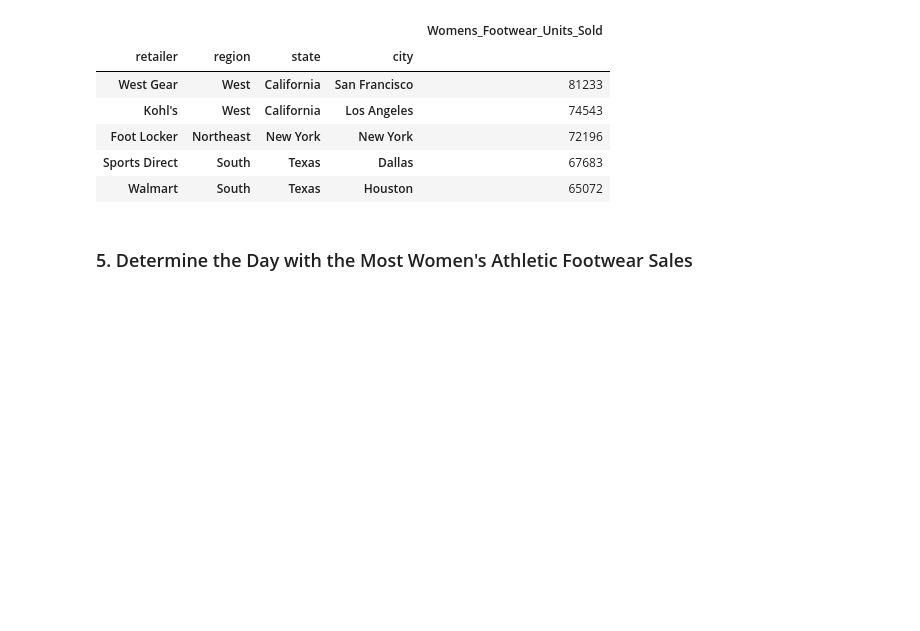
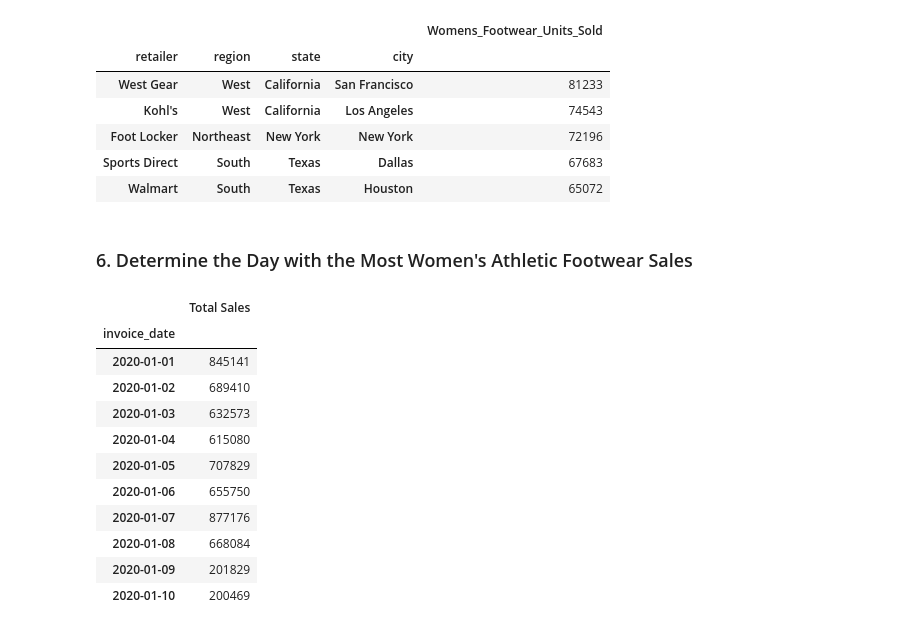
Before and after one commit to LardexTheLarge/athletic_sales_analysis, a Jupyter notebook: athletic_sales_analysis_starter_code.ipynb, the cells around one changed output. Saved outputs shown, nothing was run; the diff lists cells and outputs as text; code cells hidden in the pictures; blank space fills up the shorter version.

```diff
--- a/athletic_sales_analysis_starter_code.ipynb
+++ b/athletic_sales_analysis_starter_code.ipynb
@@ -328,14 +328,32 @@ pivotSales.sort_values(by="Womens_Footwear_Units_Sold", ascending=False).head()
 | Sports Direct | South | Texas | Dallas | 67683 |
 | Walmart | South | Texas | Houston | 65072 |
 # %% [markdown]
-### 5. Determine the Day with the Most Women's Athletic Footwear Sales
+### 6. Determine the Day with the Most Women's Athletic Footwear Sales
 # %%
 # Create a pivot table with the 'invoice_date' column is the index, and the "total_sales" as the values.
-
+pivotDate = womenAthleticFoot.pivot_table(
+    index = ["invoice_date"],
+    values = "total_sales",
+    aggfunc = "sum"
+)
 
 # Optional: Rename the "total_sales" column to "Total Sales"
-
+pivotDate = pivotDate.rename(columns={"total_sales":"Total Sales"})
 
 # Show the table.
+pivotDate.head(10)
+# %% [output]
+|  | Total Sales |
+| invoice_date |  |
+| 2020-01-01 | 845141 |
+| 2020-01-02 | 689410 |
+| 2020-01-03 | 632573 |
+| 2020-01-04 | 615080 |
+| 2020-01-05 | 707829 |
+| 2020-01-06 | 655750 |
+| 2020-01-07 | 877176 |
+| 2020-01-08 | 668084 |
+| 2020-01-09 | 201829 |
+| 2020-01-10 | 200469 |
 # %%
 # Resample the pivot table into daily bins, and get the total sales for each day.
```
Also changed, not shown: parts of 2 cells of this notebook.
